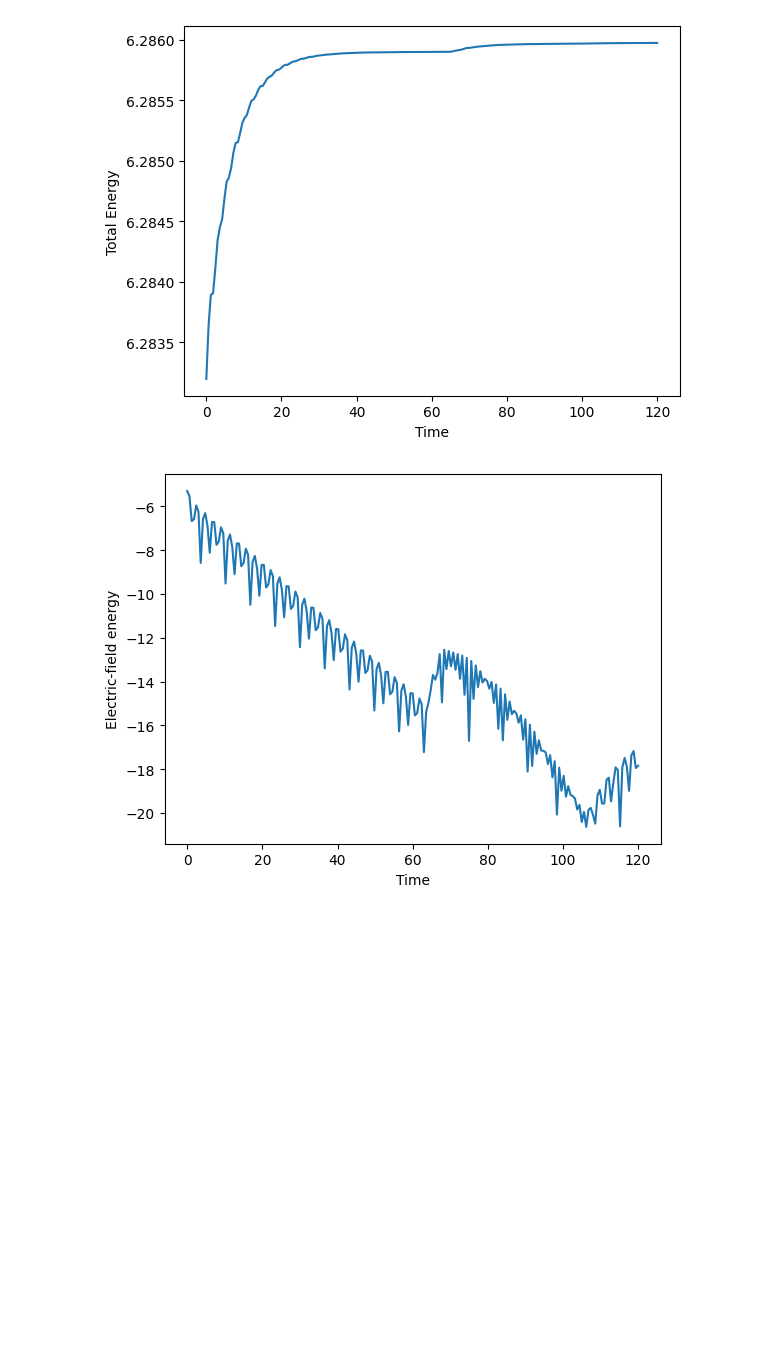
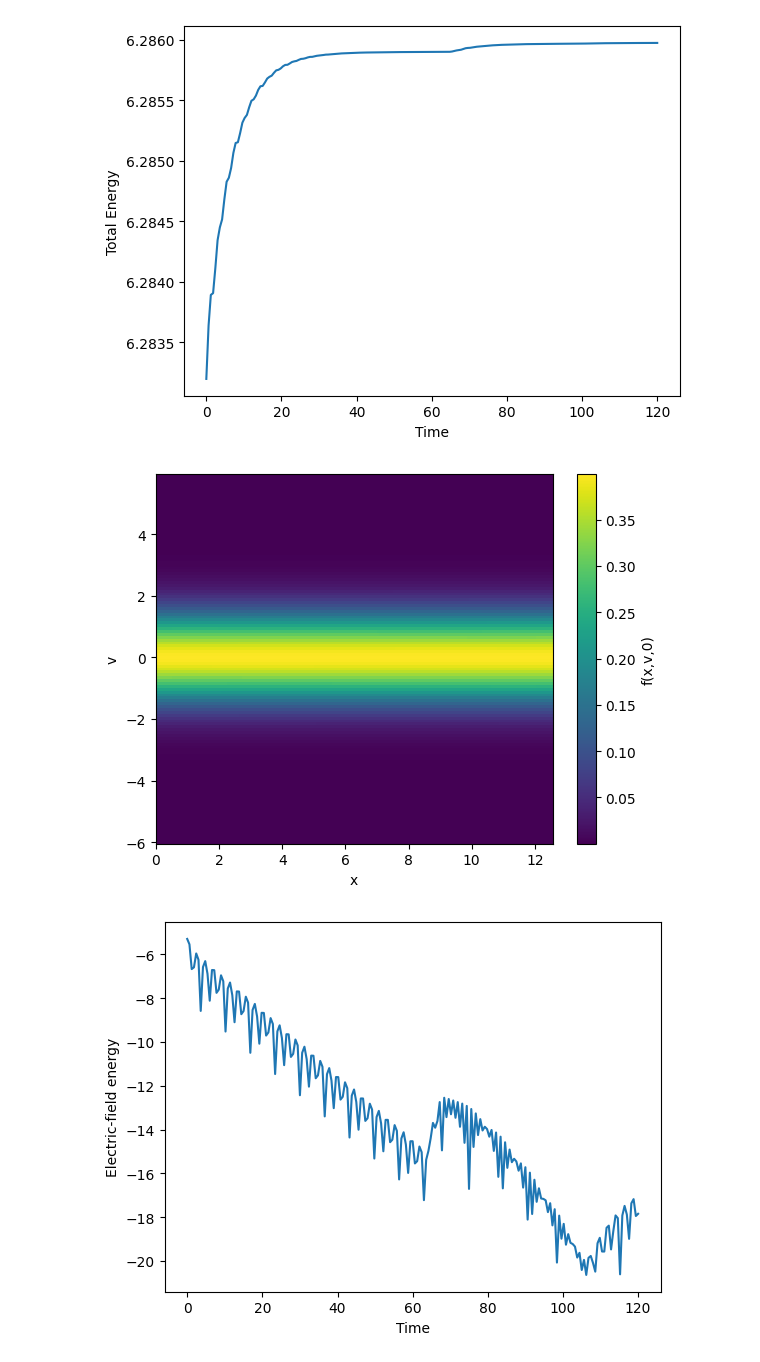
Before and after one commit to carlosovy/vlasov-poisson, a Jupyter notebook: landau_damping.ipynb, the cells around one changed output. Drawn from its saved outputs; the diff is of its cells as text; code cells hidden in the pictures; blank space fills up the shorter version.

```diff
--- a/landau_damping.ipynb
+++ b/landau_damping.ipynb
@@ -63,6 +63,14 @@ plt.ylabel("Total Energy")
 plt.show()
 # %% [output]
 [figure]
+# %%
+plt.pcolormesh(grid.x, grid.v, f_final[-1].T, shading="auto")
+plt.xlabel("x")
+plt.ylabel("v")
+plt.colorbar(label="f(x,v,0)")
+plt.show()
+# %% [output]
+[figure, added]
 # %%
 from vlasov.numerics import cubic_interpolate
 
```
Also changed, not shown: 4 other files.
